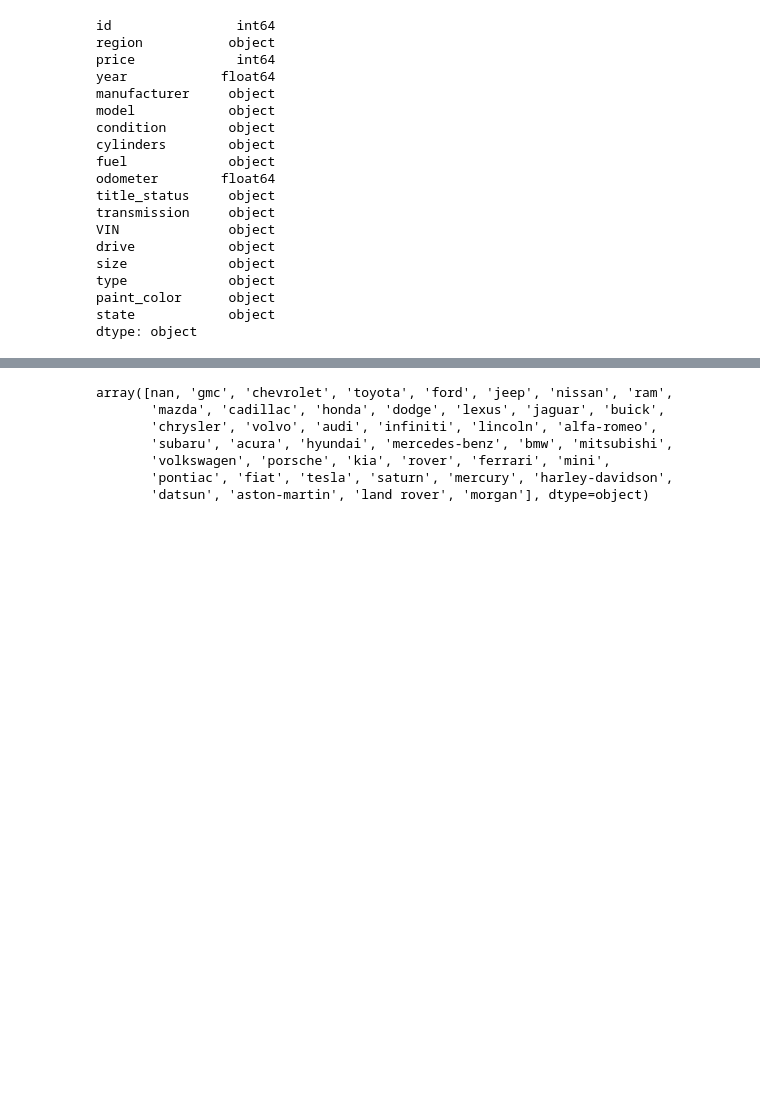
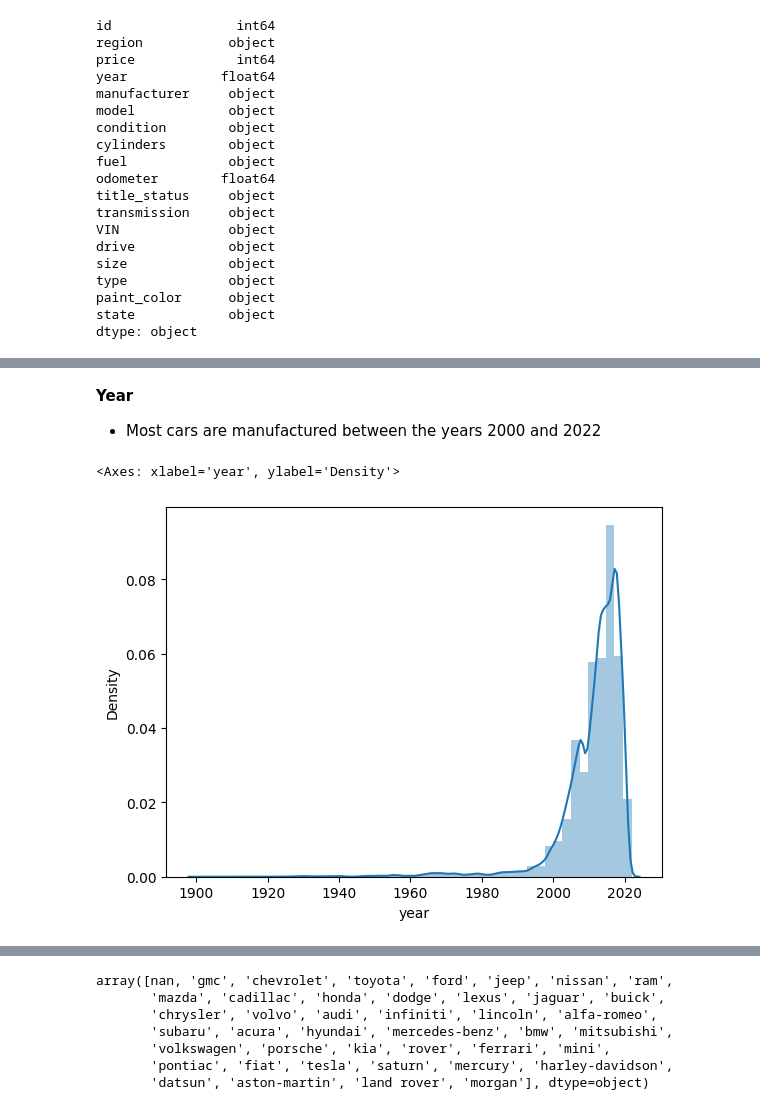
Before and after one commit to swethag04/ml-projects, a Jupyter notebook: used-car-price-analysis/used-car-price-analysis.ipynb, the cells around one changed output, grey strips where cells are left out. Drawn from its saved outputs; the diff is of its cells as text; code cells hidden in the pictures; blank space fills up the shorter version.

```diff
--- a/used-car-price-analysis/used-car-price-analysis.ipynb
+++ b/used-car-price-analysis/used-car-price-analysis.ipynb
@@ -82,0 +156,9 @@ dtype: object
+# %% [markdown]
+**Year**
+
+*   Most cars are manufactured between the years 2000 and 2022
+# %%
+sns.distplot(df.year)
+# %% [output]
+<Axes: xlabel='year', ylabel='Density'>
+[figure, added]
```
Also changed, not shown: parts of 70 cells of this notebook.
